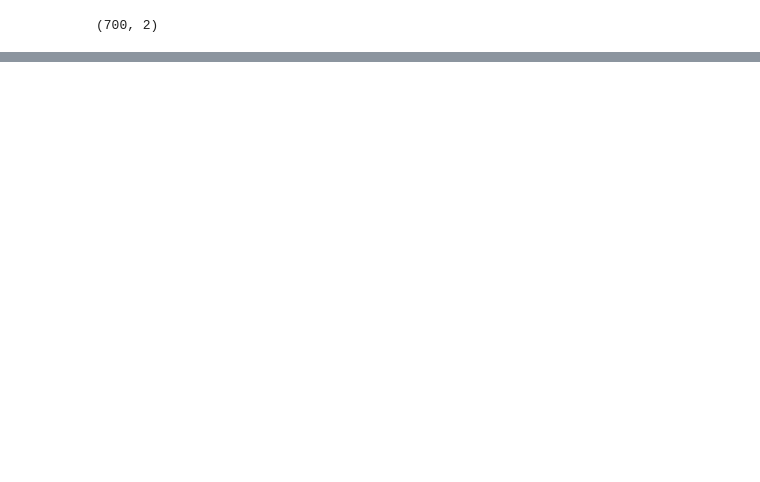
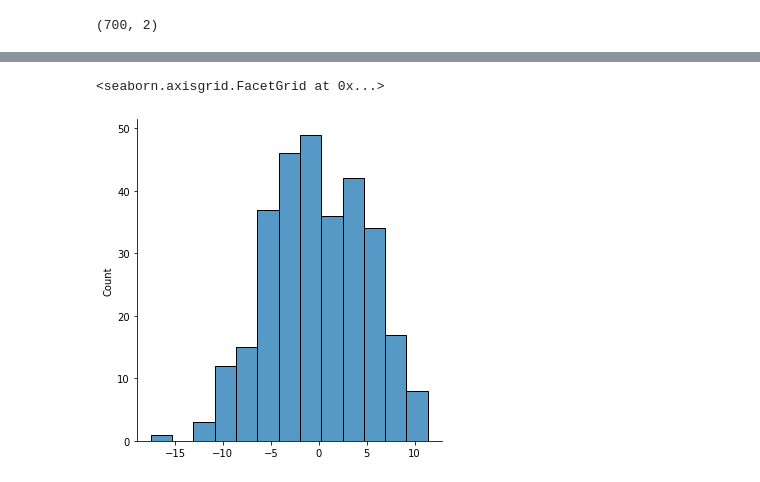
Before and after one commit to mchhour31/Refactored_Py_DS_ML_Bootcamp-master, a Jupyter notebook: TensorFlow_FILES/ANNs/tf_syntax_basics.ipynb, the cells around one changed output, grey strips where cells are left out. Drawn from its saved outputs; the diff is of its cells as text; code cells hidden in the pictures; blank space fills up the shorter version.

```diff
--- a/TensorFlow_FILES/ANNs/tf_syntax_basics.ipynb
+++ b/TensorFlow_FILES/ANNs/tf_syntax_basics.ipynb
@@ -223,0 +128,7 @@ array([[421.02325]], dtype=float32)
+# %%
+errs = y_test.values.reshape(300,) - predictions
+# %%
+sns.displot(errs)
+# %% [output]
+<seaborn.axisgrid.FacetGrid at 0x...>
+[figure, added]
```
Also changed, not shown: parts of 51 cells of this notebook.
